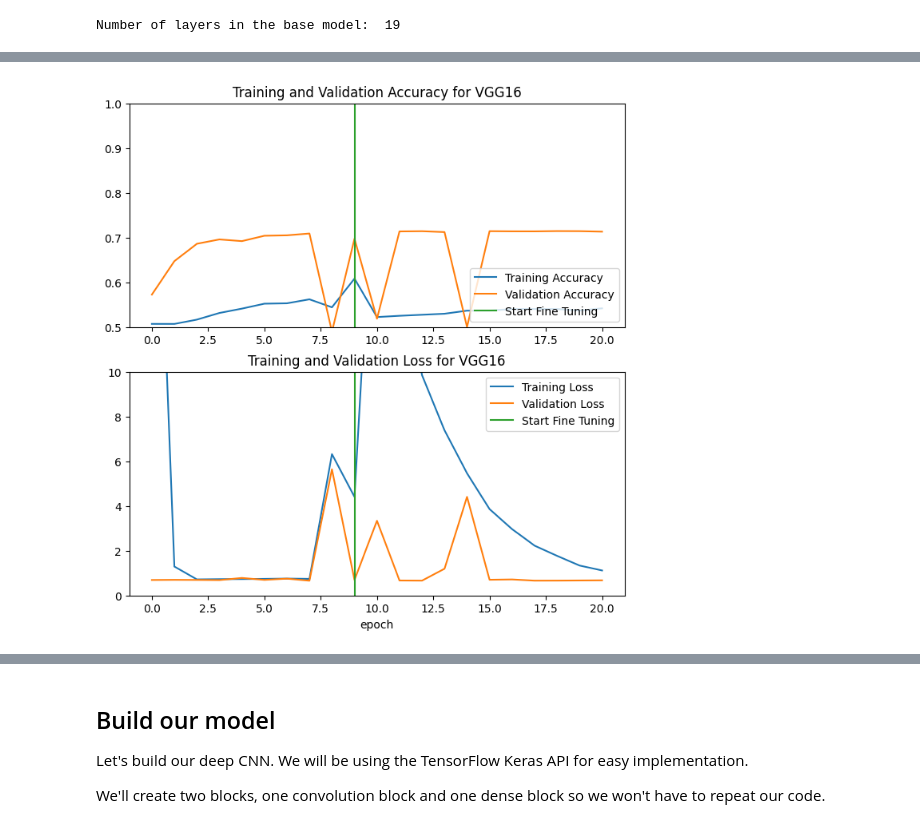
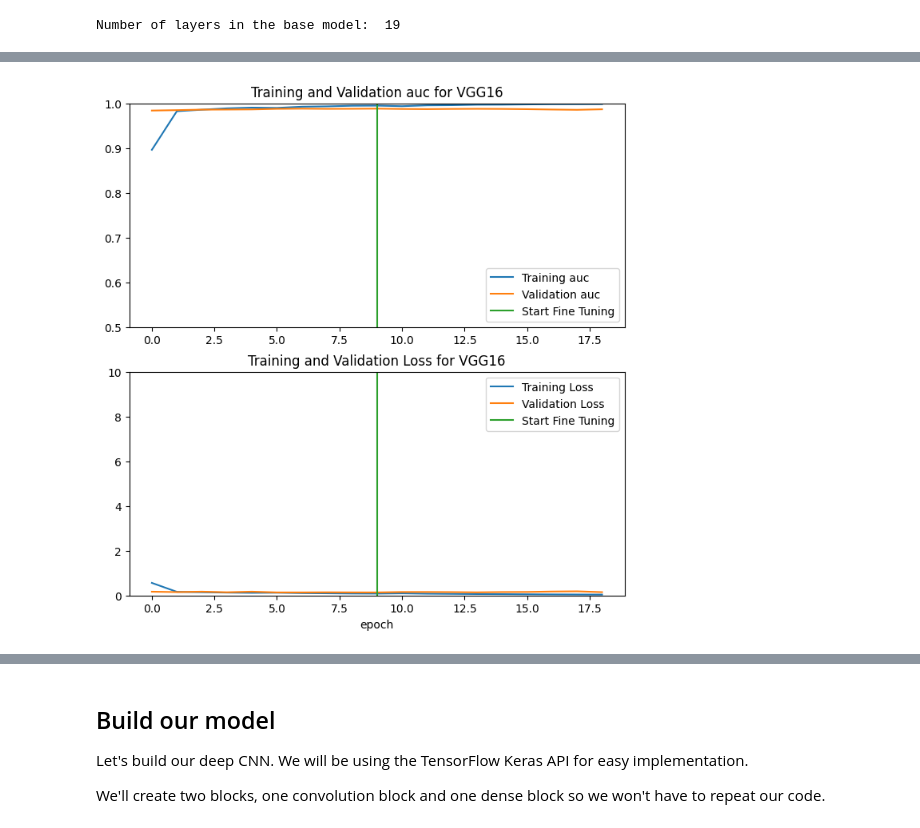
Before and after one commit to nikogarro/Deep-Learning, a Jupyter notebook: tf_image_class_pretrained_models_malaria.ipynb, the cells around one changed output, grey strips where cells are left out. Cells and saved outputs as stored; diff of their text form; code cells hidden in the pictures.

```diff
--- a/tf_image_class_pretrained_models_malaria.ipynb
+++ b/tf_image_class_pretrained_models_malaria.ipynb
@@ -312,7 +335,7 @@ for layer in base_model1.layers[:fine_tune_at]:
 # %% [output]
 Number of layers in the base model:  19
 # %%
-model1.compile(optimizer=tf.keras.optimizers.RMSprop(learning_rate=base_learning_rate/10),
+model.compile(optimizer=tf.keras.optimizers.RMSprop(learning_rate=base_learning_rate/10),
               loss="binary_crossentropy",
               metrics=tf.keras.metrics.AUC(name='auc'))
 # %%
@@ -339,11 +362,11 @@ _________________________________________________________________
 fine_tune_epochs = 10
 total_epochs =  initial_epochs + fine_tune_epochs
 # %%
-history_fine1 = model1.fit(
+history_fine = model.fit(
     padded_train_ds, epochs=total_epochs,
-    initial_epoch=history1.epoch[-1],
+    initial_epoch=history.epoch[-1],
     validation_data=padded_val_ds,
-    callbacks=[checkpoint_cb, early_stopping_cb, lr_scheduler]
+    callbacks=[checkpoint_cb, early_stopping_cb]
 )
 # %% [output]
 Epoch 10/20
@@ -366,26 +390,26 @@ Epoch 20/20
 # %%
-acc = history1.history['accuracy']
-test_acc = history1.history['val_accuracy']
+auc = history.history['auc']
+test_auc = history.history['val_auc']
 
-loss = history1.history['loss']
-test_loss = history1.history['val_loss']
+loss = history.history['loss']
+test_loss = history.history['val_loss']
 # %%
-def fine_tuned_graph(history_fine, acc, test_acc, loss, test_loss, model):
-    acc += history_fine.history['accuracy']
-    test_acc += history_fine.history['val_accuracy']
+def fine_tuned_graph(history_fine, auc, test_auc, loss, test_loss, model):
+    auc += history_fine.history['auc']
+    test_auc += history_fine.history['val_auc']
 
     loss += history_fine.history['loss']
     test_loss += history_fine.history['val_loss']
 
     plt.figure(figsize=(8, 8))
     plt.subplot(2, 1, 1)
-    plt.plot(acc, label='Training Accuracy')
-    plt.plot(test_acc, label='Validation Accuracy')
+    plt.plot(auc, label='Training auc')
+    plt.plot(test_auc, label='Validation auc')
     plt.ylim([0.5, 1])
     plt.plot([initial_epochs-1,initial_epochs-1],
         plt.ylim(), label='Start Fine Tuning')
     plt.legend(loc='lower right')
-    plt.title('Training and Validation Accuracy for ' + model)
+    plt.title('Training and Validation auc for ' + model)
 
     plt.subplot(2, 1, 2)
     plt.plot(loss, label='Training Loss')
@@ -398,7 +422,7 @@ def fine_tuned_graph(history_fine, acc, test_acc, loss, test_loss, model):
     plt.xlabel('epoch')
     plt.show()
 # %%
-fine_tuned_graph(history_fine1, acc, test_acc, loss, test_loss, 'VGG16')
+fine_tuned_graph(history_fine, auc, test_auc, loss, test_loss, 'VGG16')
 # %% [output]
-[figure, old version]
+[figure, new version]
 # %%
```
Also changed, not shown: parts of 24 cells of this notebook.
